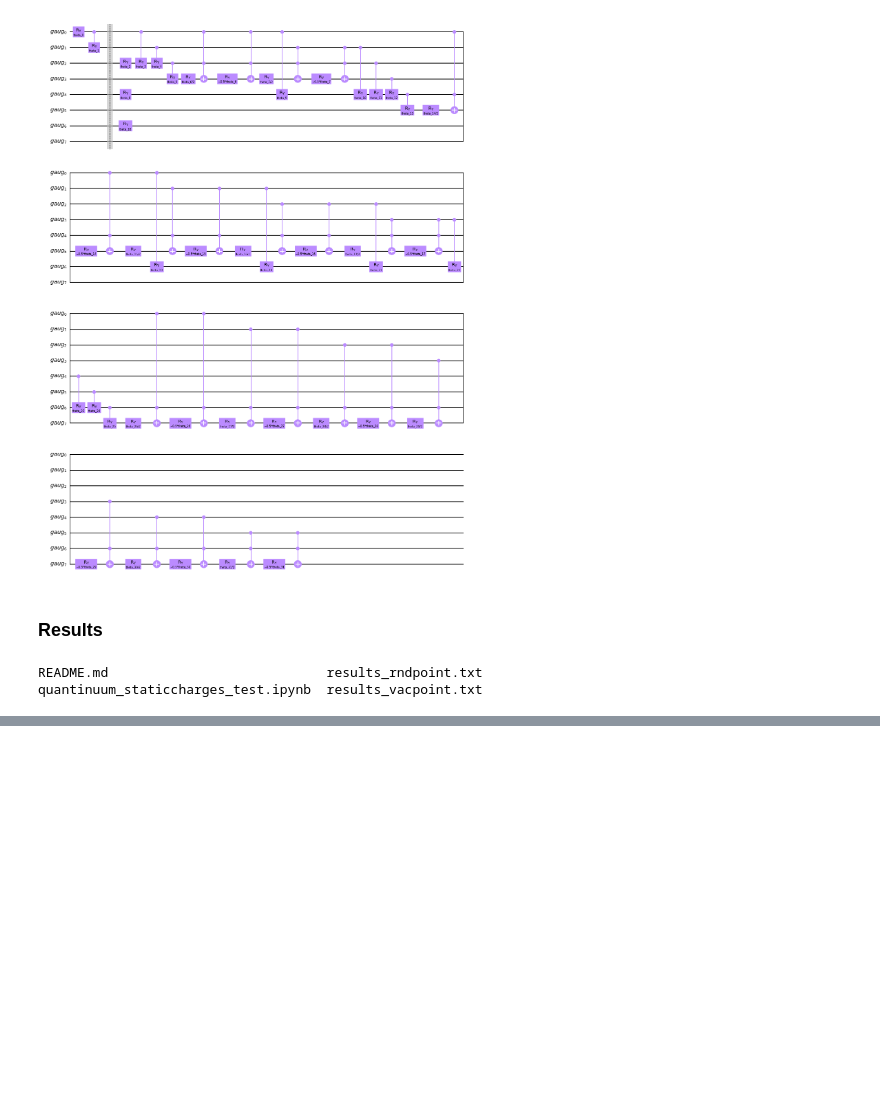
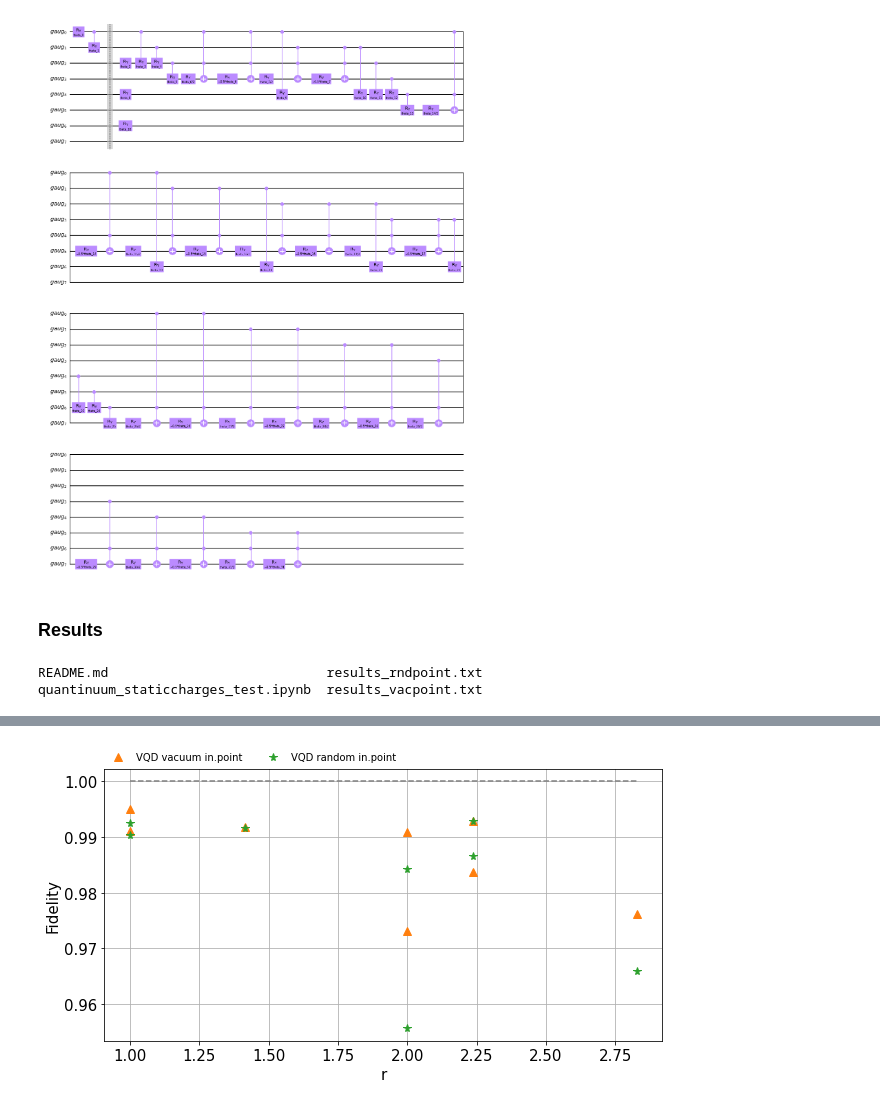
Before and after one commit to ariannacrippa/QC_lattice_H, a Jupyter notebook: notebooks/Quantinuum/quantinuum_staticcharges_test.ipynb, the cells around one changed output, grey strips where cells are left out. Cells and saved outputs as stored; diff of their text form; code cells hidden in the pictures; blank space fills up the shorter version.

```diff
--- a/notebooks/Quantinuum/quantinuum_staticcharges_test.ipynb
+++ b/notebooks/Quantinuum/quantinuum_staticcharges_test.ipynb
@@ -221,0 +222,13 @@ Text(0.5, 0.98, '3x3mbasisFalse puregaugeTrue g1 pbcFalse l1')
+# %%
+plt.figure(figsize=(10,5))
+plt.hlines(1,latt_rlist_ordered[0],latt_rlist_ordered[-1],linestyles='dashed',colors='gray')
+plt.plot(latt_rlist_ordered,fid_VQD,'^',label='VQD vacuum in.point',color='C1',markersize=8)
+plt.plot(latt_rlist_ordered,fid_VQD_rnd,'*',label='VQD random in.point',color='C2',markersize=8)
+plt.legend(loc='lower left', bbox_to_anchor=(0.0, 1.01),ncol=2, borderaxespad=0, frameon=False)
+plt.xlabel('r',size=15)
+plt.ylabel('Fidelity',size=15)
+plt.yticks(fontsize=15)
+plt.xticks(fontsize=15)
+plt.grid()
+# %% [output]
+[figure, added]
```
Also changed, not shown: parts of 3 cells of this notebook.
